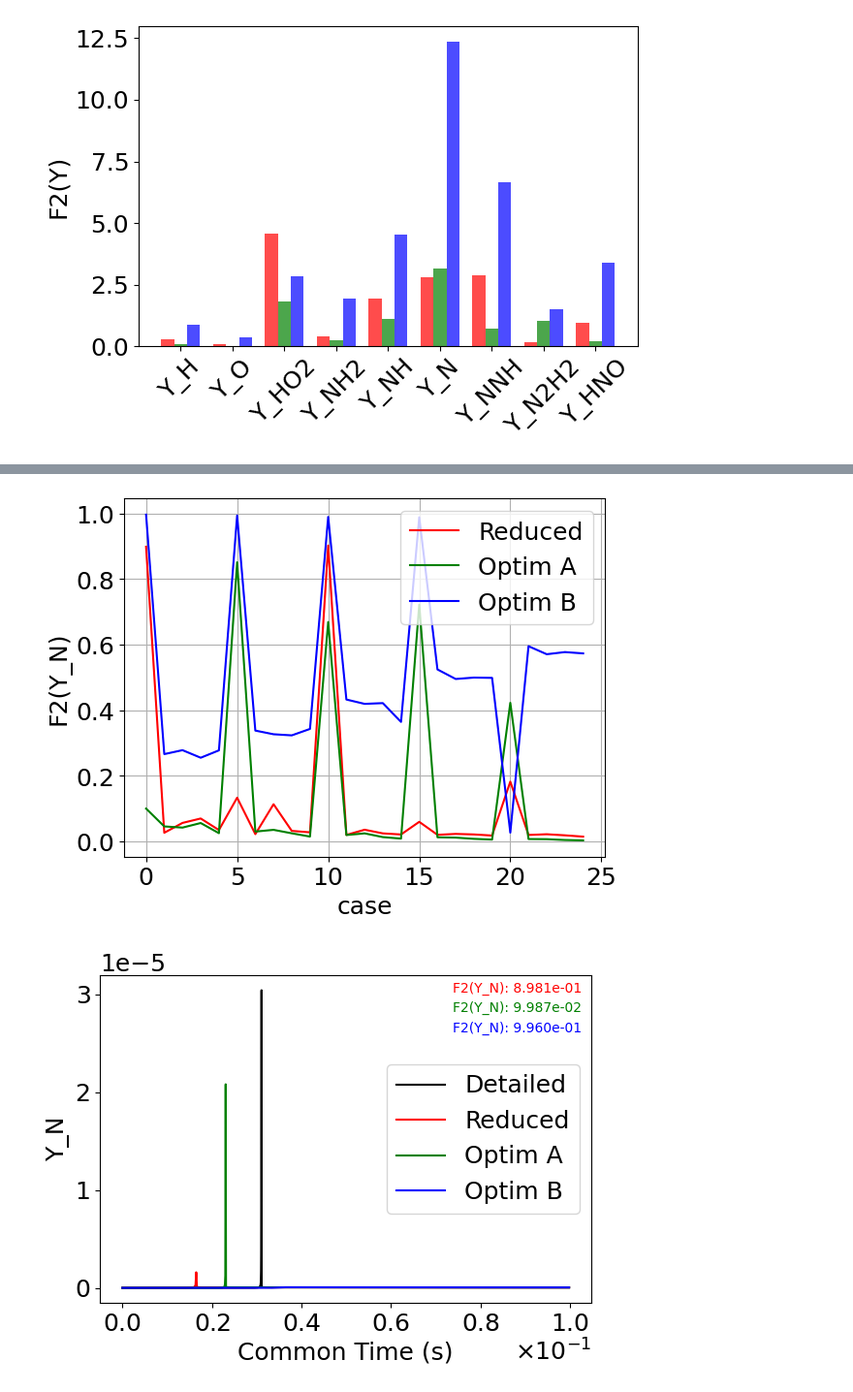
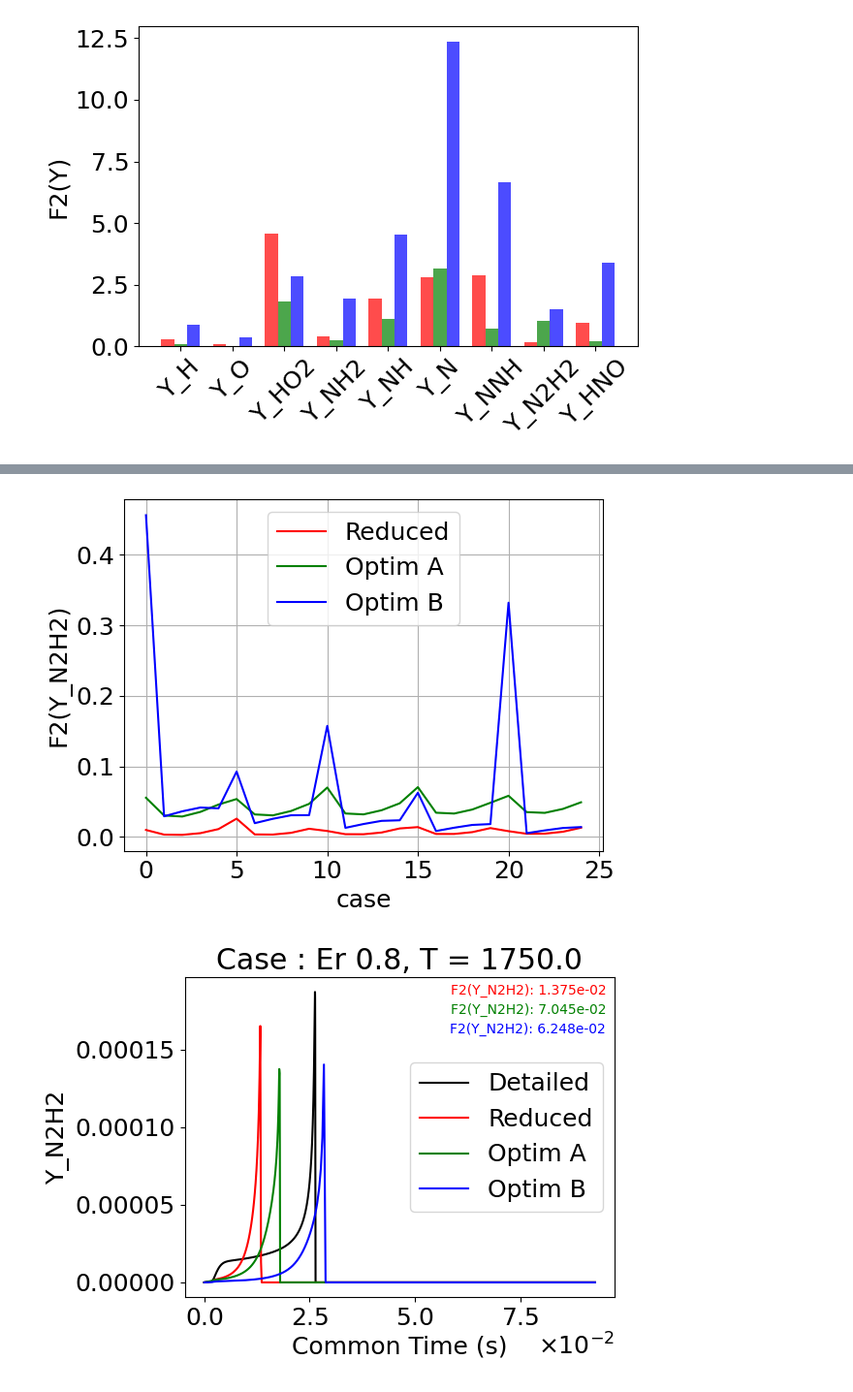
Before and after one commit to MartinMNKG/Automated_Reduced, a Jupyter notebook: notebook/Visu_PMO.ipynb, the cells around one changed output, grey strips where cells are left out. Shown: that part at 97% size. Drawn from its saved outputs; the diff is of its cells as text; code cells hidden in the pictures.

```diff
--- a/notebook/Visu_PMO.ipynb
+++ b/notebook/Visu_PMO.ipynb
@@ -160,5 +155,5 @@ print(np.sum(F2ob,axis=0)[peak_species.index("Y_N")])
 # %%
-species = "Y_N"
+species = "Y_N2H2"
 plt.figure()
 plt.plot(np.array(F2r)[:,peak_species.index(species)],"r",label="Reduced")
 plt.plot(np.array(F2o)[:,peak_species.index(species)],"g",label="Optim A")
@@ -168,11 +163,13 @@ plt.xlabel("case")
 plt.ylabel(f"F2({species})")
 # plt.yscale("log")
 plt.grid()
+plt.tight_layout()
+plt.savefig(f"PMO_Err_F2_{species}_cases.png")
 # %% [output]
-[figure, old version]
+[figure, new version]
 # %%
-species = "Y_N"
-selected_case = 0
+species = "Y_N2H2"
+selected_case = 15
 
 loc_data_d = data_d.iloc[selected_case*lenght:selected_case*lenght+lenght]
 loc_data_r =data_r.iloc[selected_case*lenght:selected_case*lenght+lenght]
@@ -190,34 +187,35 @@ plt.plot(loc_data_ob["common_grid"], loc_data_ob[species], 'b', label="Optim B")
 plt.gca().xaxis.set_major_formatter(ticker.ScalarFormatter(useMathText=True))
 plt.ticklabel_format(axis='x', style='sci', scilimits=(0, 0))
 plt.legend()
 plt.ylabel(f"{species}")
 plt.xlabel("Common Time (s)")
 
 # Récupération des valeurs
 val_r = np.array(F2r)[selected_case,peak_species.index(species)]
 val_o = np.array(F2o)[selected_case,peak_species.index(species)]
 val_ob = np.array(F2ob)[selected_case,peak_species.index(species)]
 
 # Position de départ du texte (en coordonnées Axes)
 x_text = 0.98
 y_start = 0.98
 line_spacing = 0.06
 
 # Texte coloré
 plt.gca().text(x_text, y_start,     f"F2({species}): {val_r:.3e}", color='r',
                transform=plt.gca().transAxes, fontsize=10,
                verticalalignment='top', horizontalalignment='right')
 plt.gca().text(x_text, y_start - line_spacing, f"F2({species}): {val_o:.3e}", color='g',
                transform=plt.gca().transAxes, fontsize=10,
                verticalalignment='top', horizontalalignment='right')
 plt.gca().text(x_text, y_start - 2*line_spacing, f"F2({species}): {val_ob:.3e}", color='b',
                transform=plt.gca().transAxes, fontsize=10,
                verticalalignment='top', horizontalalignment='right')
 
+plt.title(f"Case : Er {loc_data_d['Phi_Init'].unique()[0]}, T = {loc_data_d['T_Init'].unique()[0]}")
 plt.tight_layout()
 plt.savefig(f"PMO_F2_{species}.png")
 # %% [output]
-[figure, old version]
+[figure, new version]
 # %%
 
 # Définir la largeur des barres
```
Also changed, not shown: parts of 11 cells of this notebook, 3 other files.
